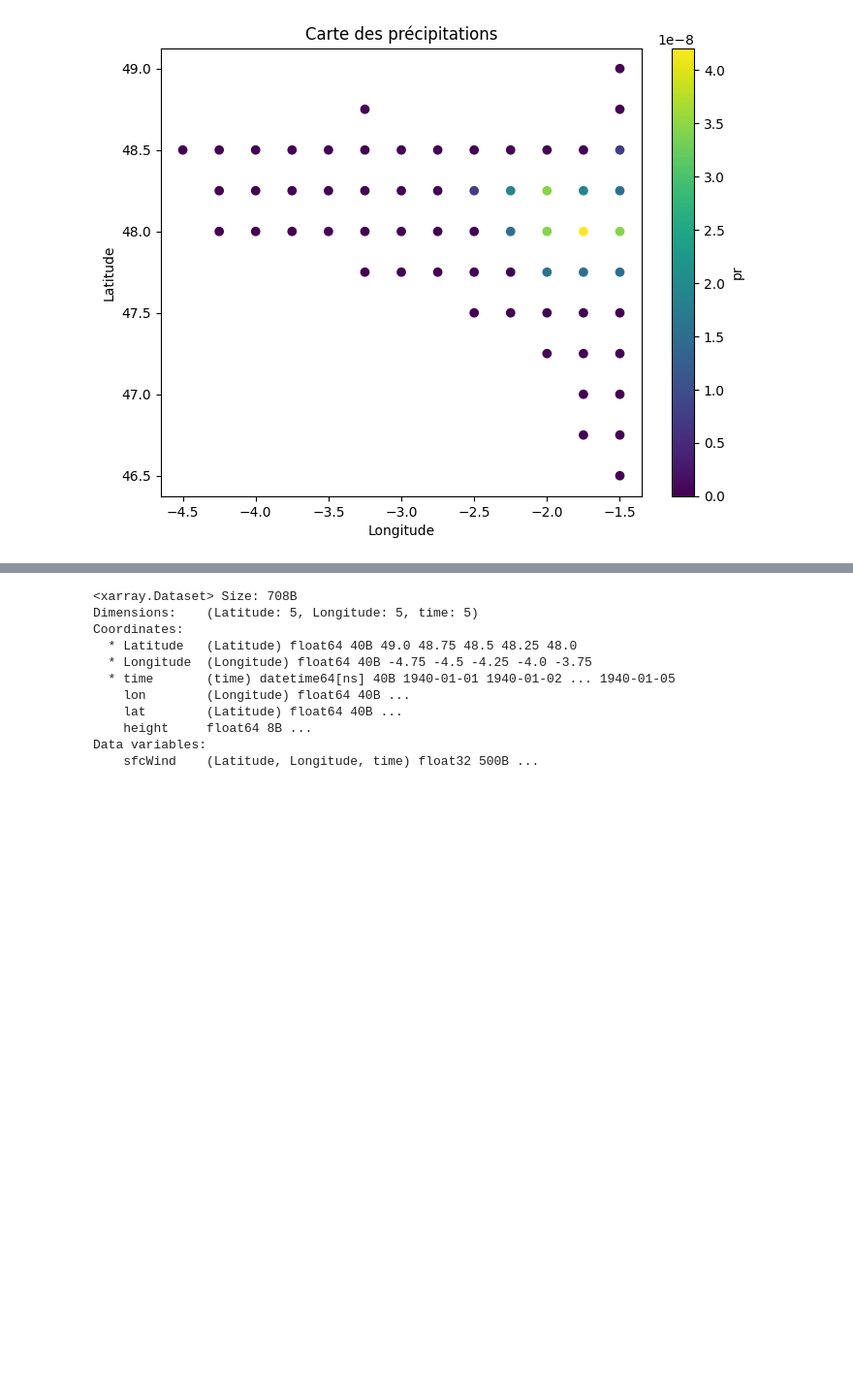
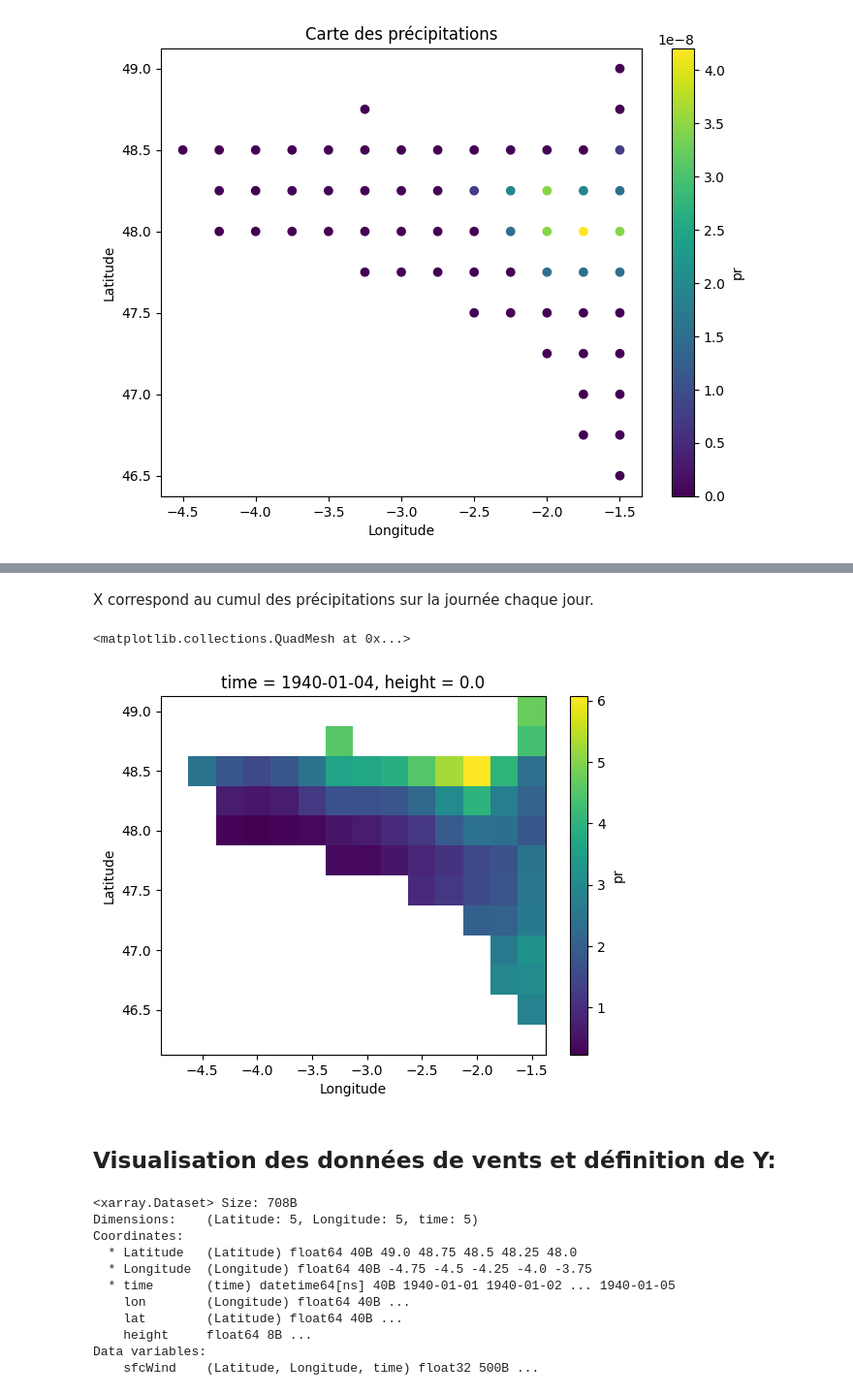
Before and after one commit to Faza20-lab/Projet_stats, a Jupyter notebook: Projet_stats.ipynb, the cells around one changed output, grey strips where cells are left out. Shown at 97% size. Saved outputs shown, nothing was run; the diff lists cells and outputs as text; code cells hidden in the pictures; blank space fills up the shorter version.

```diff
--- a/Projet_stats.ipynb
+++ b/Projet_stats.ipynb
@@ -139,3 +174,13 @@ plt.show()
+# %% [markdown]
+X correspond au cumul des précipitations sur la journée chaque jour.
+# %%
+ds_djf['pr'] = ds['pr'] * 86400  # 86400 secondes = 1 jour
+ds_djf.pr[:,:,3].plot()
+# %% [output]
+<matplotlib.collections.QuadMesh at 0x...>
+[figure, added]
+# %% [markdown]
+## Visualisation des données de vents et définition de Y:
 # %%
 file_wind = '/content/drive/MyDrive/data/ERA5_wind_daily_1940_2023_FR_brittany.nc'
 ds2 = xr.open_dataset(file_wind)
```
Also changed, not shown: parts of 184 cells of this notebook.
